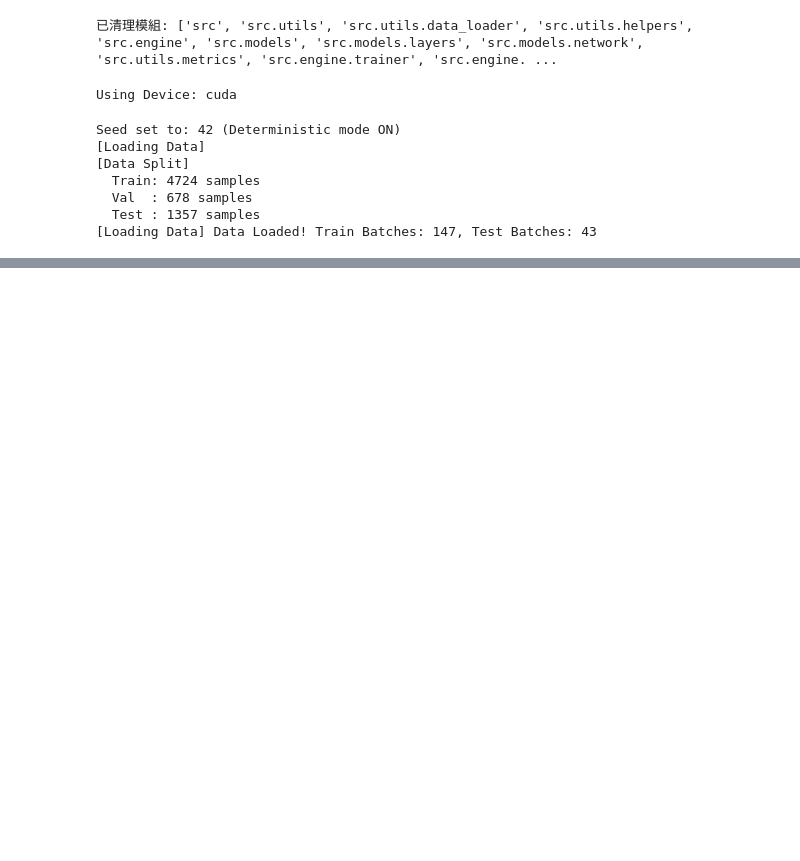
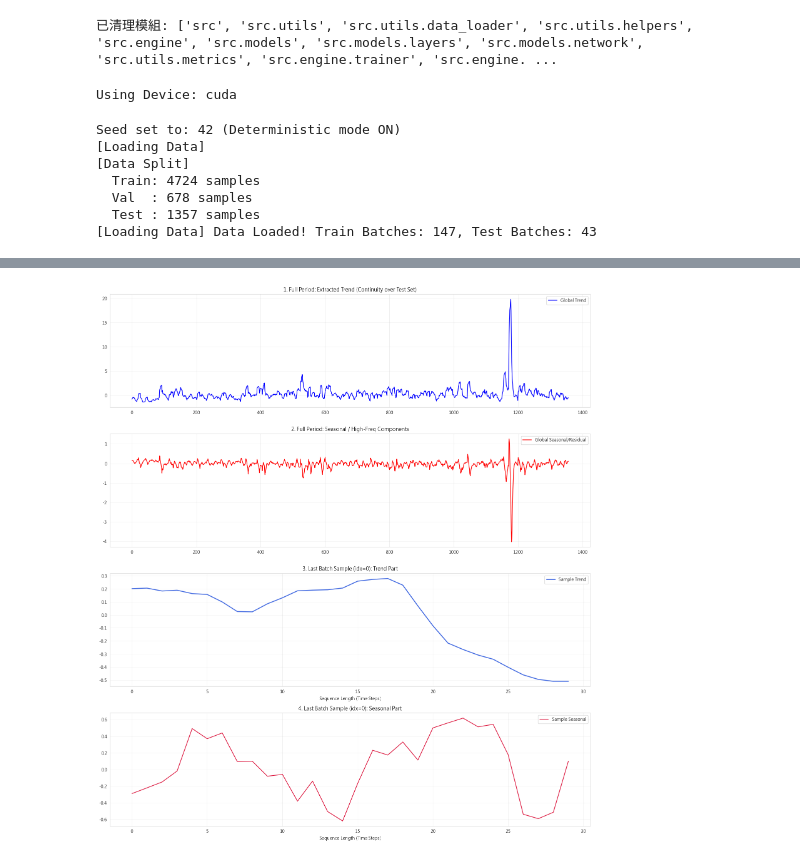
Before and after one commit to nush-cc/paper, a Jupyter notebook: script/main.ipynb, the cells around one changed output, grey strips where cells are left out. Drawn from its saved outputs; the diff is of its cells as text; code cells hidden in the pictures; blank space fills up the shorter version.

```diff
--- a/script/main.ipynb
+++ b/script/main.ipynb
@@ -115,7 +120,7 @@ Epoch  30 | LR: 0.000250 | Train: 0.3277 | Val: 0.3336 | Trend W: 0.000 | Seas W
 # %%
 print("[Evaluation] Running Evaluation...")
 
-evaluator.evaluate_model(
+res = evaluator.evaluate_model(
     model=model,
     test_loader=test_loader,
     device=DEVICE,
@@ -153,3 +150,63 @@ Max Drawdown              | --              | -5.19         % |
+# %%
+import matplotlib.pyplot as plt
+import numpy as np
+
+# 設定全域與樣本數據
+full_trend = res["full_trend"]
+full_seasonal = res["full_seasonal"]
+last_batch_trend = res["plot_data"]["trend"]
+last_batch_seasonal = res["plot_data"]["seasonal"]
+
+channel = 0
+sample_idx = 0
+
+# 建立畫布：四張獨立圖表
+plt.figure(figsize=(16, 18))
+
+# --- 圖 1：全域趨勢 (Global Trend) ---
+plt.subplot(4, 1, 1)
+plt.plot(full_trend[:, channel], color="blue", label="Global Trend")
+plt.title("1. Full Period: Extracted Trend (Continuity over Test Set)")
+plt.grid(True, alpha=0.3)
+plt.legend(loc="upper right")
+
+# --- 圖 2：全域季節性/殘差 (Global Seasonal) ---
+plt.subplot(4, 1, 2)
+plt.plot(full_seasonal[:, channel], color="red", label="Global Seasonal/Residual")
+plt.title("2. Full Period: Seasonal / High-Freq Components")
+plt.grid(True, alpha=0.3)
+plt.legend(loc="upper right")
+
+# --- 圖 3：最後一個 Batch 的特定樣本 Trend ---
+plt.subplot(4, 1, 3)
+plt.plot(
+    last_batch_trend[sample_idx, :, channel],
+    color="royalblue",
+    linewidth=2,
+    label="Sample Trend",
+)
+plt.title(f"3. Last Batch Sample (idx={sample_idx}): Trend Part")
+plt.xlabel("Sequence Length (Time Steps)")
+plt.grid(True, alpha=0.3)
+plt.legend(loc="upper right")
+
+# --- 圖 4：最後一個 Batch 的特定樣本 Seasonal ---
+plt.subplot(4, 1, 4)
+plt.plot(
+    last_batch_seasonal[sample_idx, :, channel],
+    color="crimson",
+    linewidth=1.5,
+    label="Sample Seasonal",
+)
+plt.title(f"4. Last Batch Sample (idx={sample_idx}): Seasonal Part")
+plt.xlabel("Sequence Length (Time Steps)")
+plt.grid(True, alpha=0.3)
+plt.legend(loc="upper right")
+
+plt.tight_layout()
+plt.show()
+# %% [output]
+[figure, added]
 # %%
 import matplotlib.pyplot as plt
 import torch
```
Also changed, not shown: parts of 4 cells of this notebook, 6 other files.
